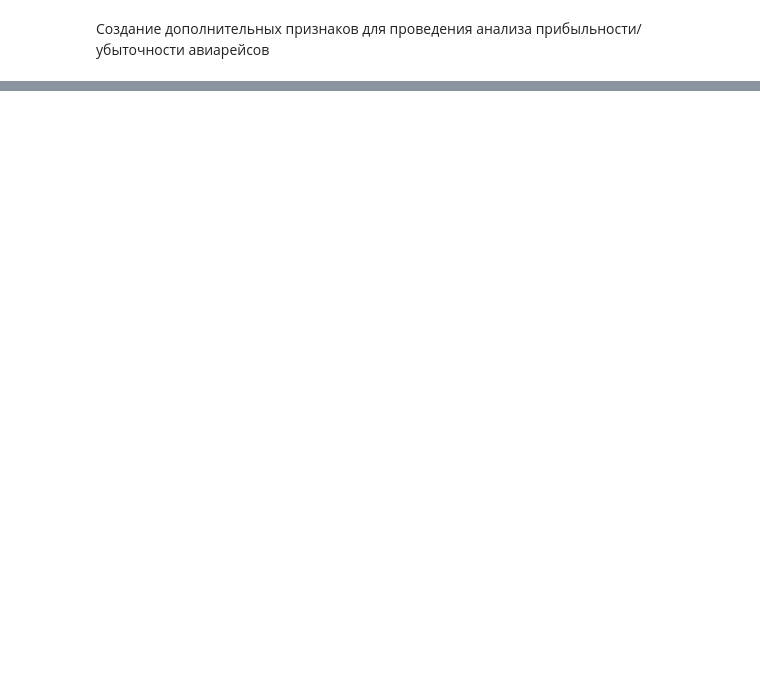
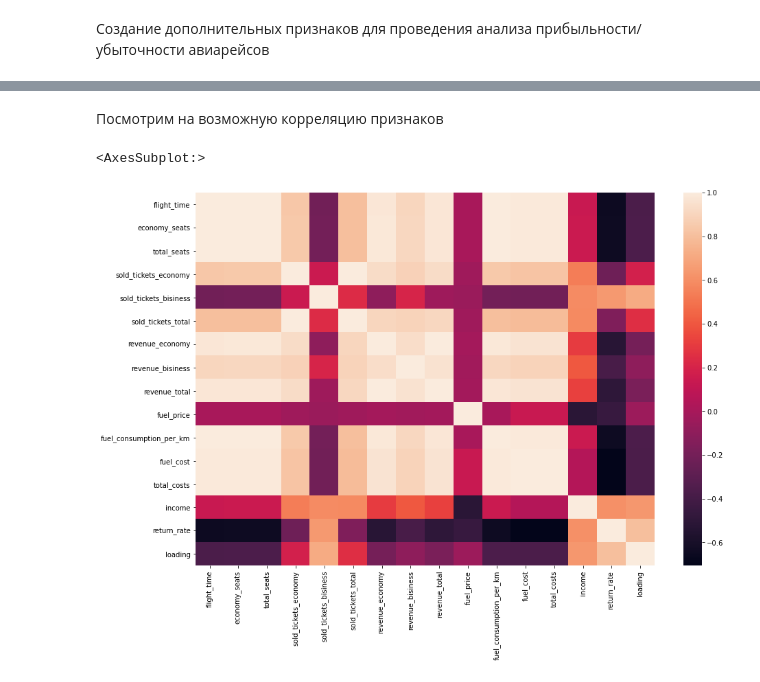
Before and after one commit to avfedorov1970/SkillFactory_DST_PRO, a Jupyter notebook: Module_4/Module_4_Andrey_Fedorov.ipynb, the cells around one changed output, grey strips where cells are left out. Saved outputs shown, nothing was run; the diff lists cells and outputs as text; code cells hidden in the pictures; blank space fills up the shorter version.

```diff
--- a/Module_4/Module_4_Andrey_Fedorov.ipynb
+++ b/Module_4/Module_4_Andrey_Fedorov.ipynb
@@ -185,0 +216,9 @@ print(f'Доля убыточных рейсов составляет {round(df[
+# %% [markdown]
+Посмотрим на возможную корреляцию признаков
+# %%
+plt.rcParams['figure.figsize'] = (15,10)
+sns.heatmap(df.drop(['bisiness_seats', 'flight_id'], axis=1).corr(),)
+# sns.heatmap(df.corr(),)
+# %% [output]
+<AxesSubplot:>
+[figure, added]
```
Also changed, not shown: parts of 25 cells of this notebook.
